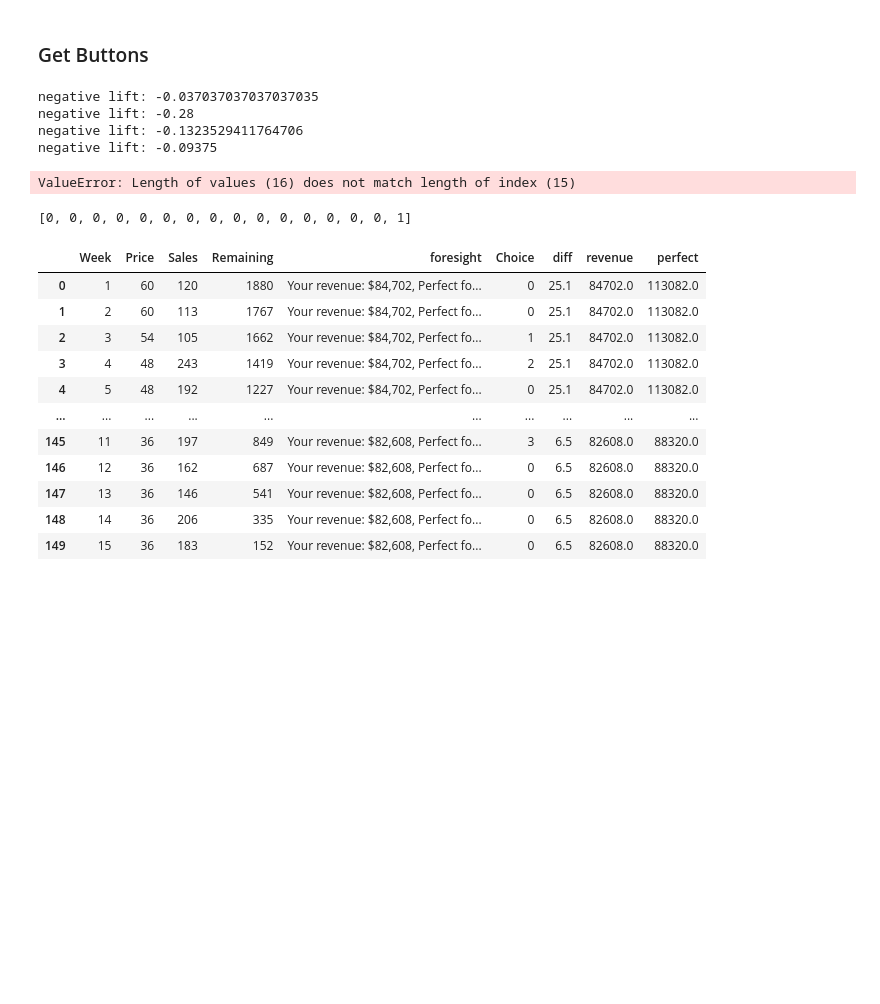
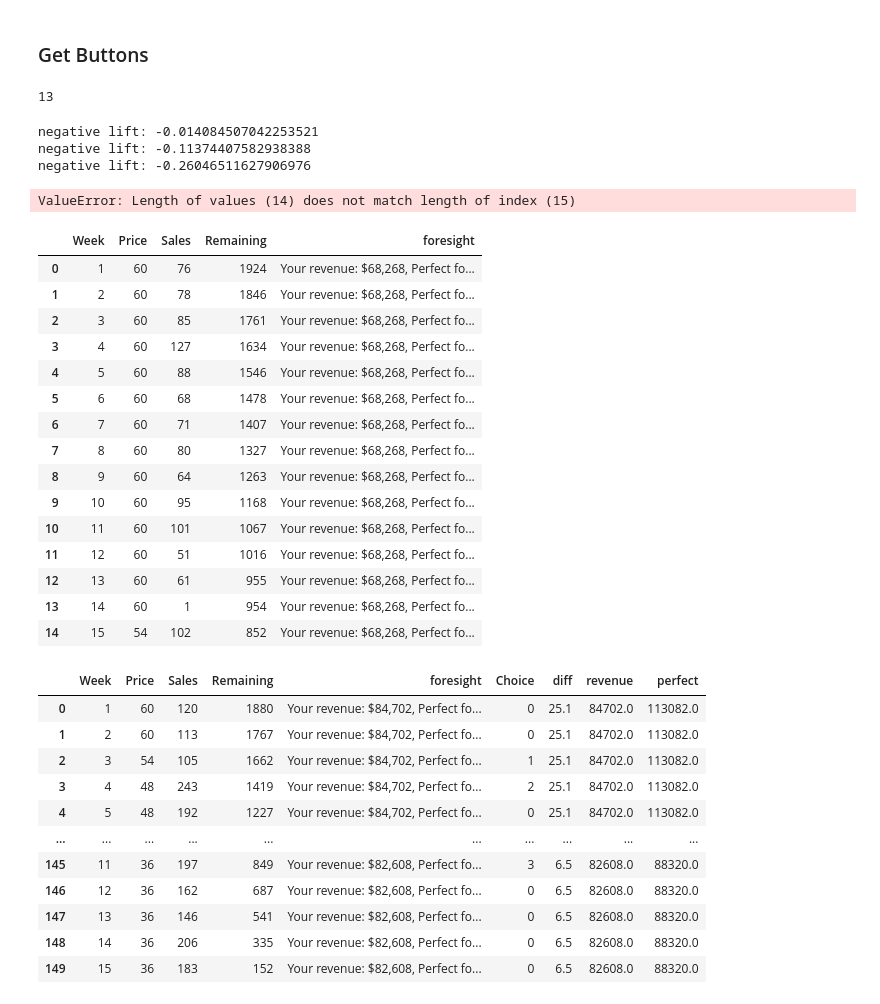
Before and after one commit to RScicomp/XRM2b3, a Jupyter notebook: ScrapeGame2.0.ipynb, the cells around one changed output. Saved outputs shown, nothing was run; the diff lists cells and outputs as text; code cells hidden in the pictures; blank space fills up the shorter version.

Commit message:
Added tiancheng's code + fixed some bugs

```diff
--- a/ScrapeGame2.0.ipynb
+++ b/ScrapeGame2.0.ipynb
@@ -26,0 +64,4 @@ driver.get("http://www.randhawa.us/games/retailer/nyu.html")
+# %%
+all_choices=[]
+for i in range(0,len(choices)):
+    all_choices.extend([i]*int(choices[i]))
@@ -54,14 +86,27 @@ def strategy(table,choices,chosenchoices):
         remainingweeks=15-week
         canfinish=False
         remaining=table['Remaining'][week-1]
-        if(remainingweeks*table['Sales'][week-1]>remaining):
-            canfinish=True
+#         if(remainingweeks*table['Sales'][week-1]>remaining):
+#             canfinish=True
 
-        if(lift<0 and canfinish == False):
+        if(lift<0):
             print("negative lift: "+ str(lift))
             return(min(lastchoice+1,3))
     return(0)
 
+def tiancheng_strategy(table,choices,chosenchoices,already_calculated=None):
+    week=max(table['Week'].astype(int))
+    if(week == 1):
+        model,values=optimizer(table['Sales'][week-1])
+        all_choices=[]
+        for i in range(0,len(choices)):
+            all_choices.extend([i]*int(choices[i]))
+        return(choice[week],all_choices)
+    elif(already_calculated!=None):
+        return(already_calculated[week])
+    else:
+        return(0)
+#tiancheng_strategy(table,choices.chosenchoices,already_calculated)
 #strategy(table,[0,1,2,3])
 #table
 # %% [markdown]
@@ -134,6 +179,10 @@ main_game_click('forty')
 
 results_df = pd.DataFrame(columns=['Round', 'Week', 'Price', 'Sales', 'Remaining'])
 performance_df = pd.DataFrame(columns=['Round', 'Revenue', 'Perfect', 'Difference'])
+# %%
+13
+# %% [output]
+13
 # %%
 all_data=[]
 foresights=[]
@@ -142,7 +191,7 @@ driver.find_elements_by_xpath("//input[contains(@id,'practiceButton')]")[0].clic
 #choices=[choices[0]]
 attempts=10
 
-for choicerange in range(attempts):#choices:
+for attempt in range(attempts):#choices:
     chosenchoices=[0]
     driver.find_elements_by_xpath("//input[contains(@id,'practiceButton')]")[0].click()
     for i in range(0,15):
@@ -161,13 +210,7 @@ for choicerange in range(attempts):#choices:
         choice=strategy(table,[0,1,2,3],chosenchoices)#choicerange[i]
         chosenchoices.append(choice)
         main_game_click(choice)
-        #click
-#         maintain=driver.find_element_by_xpath("//input[contains(@id,'maintainButton')]")
-#         discount10=driver.find_element_by_xpath("//input[contains(@id,'tenButton')]")
-#         discount20=driver.find_element_by_xpath("//input[contains(@id,'twentyButton')]")
-#         discount40=driver.find_element_by_xpath("//input[contains(@id,'fortyButton')]")
-#         buttonstoclick=[maintain,discount10,discount20,discount40]
-#         buttonstoclick[choice].click()
+
         if(choice==3):
             data=driver.find_elements_by_xpath("//table[contains(@id,'result-table')]")[0].text
             splitdata=data.split("\n")
@@ -178,7 +221,7 @@ for choicerange in range(attempts):#choices:
 
             table=pd.DataFrame(values_split)
             table.columns=columns[0:4]
-            chosenchoices.extend([0]*(13-i))
+            chosenchoices.extend([0]*(12-i))
             break
     foresight=driver.find_element_by_xpath("//div[contains(@style,'position:relative;top:10px;left:6px;')]").text
     table['foresight']=foresight
@@ -186,19 +229,33 @@ for choicerange in range(attempts):#choices:
     table['diff']=float(table['foresight'][0].split(": ")[3].replace("%",""))
     table['revenue']=float(table['foresight'][0].split(", ")[0].split(": ")[1].replace("$","").replace(",",""))
     table['perfect']=float(table['foresight'][0].split(", ")[1].split(": ")[1].replace("$","").replace(",",""))
-
+    table['Attempt']=attempt
     all_data.append(table)
 # print(table)
 # %% [output]
-negative lift: -0.037037037037037035
-negative lift: -0.28
-negative lift: -0.1323529411764706
-negative lift: -0.09375
+negative lift: -0.014084507042253521
+negative lift: -0.11374407582938388
+negative lift: -0.26046511627906976
-ValueError: Length of values (16) does not match length of index (15)
+ValueError: Length of values (14) does not match length of index (15)
-# %%
-chosenchoices
-# %% [output]
-[0, 0, 0, 0, 0, 0, 0, 0, 0, 0, 0, 0, 0, 0, 0, 1]
+# %%
+table
+# %% [output]
+|  | Week | Price | Sales | Remaining | foresight |
+| 0 | 1 | 60 | 76 | 1924 | Your revenue: $68,268, Perfect fo... |
+| 1 | 2 | 60 | 78 | 1846 | Your revenue: $68,268, Perfect fo... |
+| 2 | 3 | 60 | 85 | 1761 | Your revenue: $68,268, Perfect fo... |
+| 3 | 4 | 60 | 127 | 1634 | Your revenue: $68,268, Perfect fo... |
+| 4 | 5 | 60 | 88 | 1546 | Your revenue: $68,268, Perfect fo... |
+| 5 | 6 | 60 | 68 | 1478 | Your revenue: $68,268, Perfect fo... |
+| 6 | 7 | 60 | 71 | 1407 | Your revenue: $68,268, Perfect fo... |
+| 7 | 8 | 60 | 80 | 1327 | Your revenue: $68,268, Perfect fo... |
+| 8 | 9 | 60 | 64 | 1263 | Your revenue: $68,268, Perfect fo... |
+| 9 | 10 | 60 | 95 | 1168 | Your revenue: $68,268, Perfect fo... |
+| 10 | 11 | 60 | 101 | 1067 | Your revenue: $68,268, Perfect fo... |
+| 11 | 12 | 60 | 51 | 1016 | Your revenue: $68,268, Perfect fo... |
+| 12 | 13 | 60 | 61 | 955 | Your revenue: $68,268, Perfect fo... |
+| 13 | 14 | 60 | 1 | 954 | Your revenue: $68,268, Perfect fo... |
+| 14 | 15 | 54 | 102 | 852 | Your revenue: $68,268, Perfect fo... |
 # %%
 all_data=pd.concat(all_data).reset_index(drop=True)
 all_data
```
Also changed, not shown: parts of 6 cells of this notebook, 3 other files.
